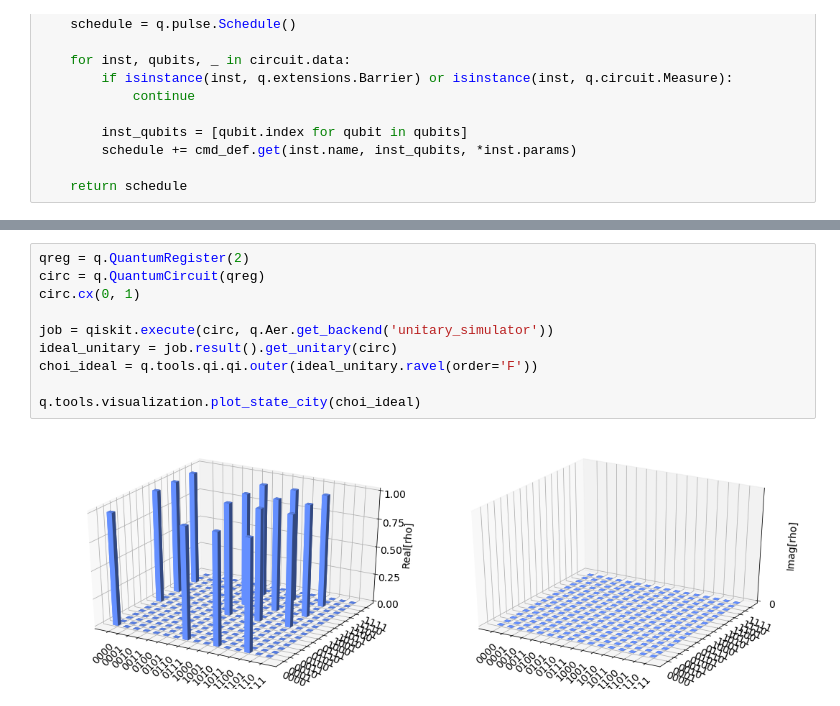
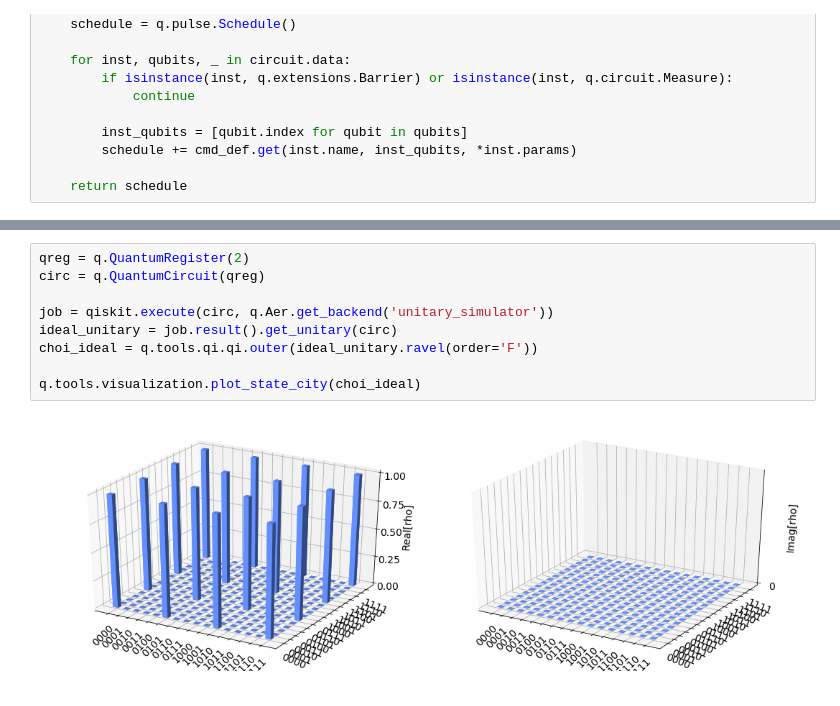
Before and after one commit to singular-value/optimizations_via_openpulse, a Jupyter notebook: 2 Qubit Process Tomography.ipynb, the cells around one changed output, grey strips where cells are left out. Drawn from its saved outputs; the diff is of its cells as text.

```diff
--- a/2 Qubit Process Tomography.ipynb
+++ b/2 Qubit Process Tomography.ipynb
@@ -100,15 +112,14 @@ q.tools.visualization.plot_state_city(choi_lstsq.data)
 # %%
 qreg = q.QuantumRegister(2)
 circ = q.QuantumCircuit(qreg)
-circ.cx(0, 1)
 
 job = qiskit.execute(circ, q.Aer.get_backend('unitary_simulator'))
 ideal_unitary = job.result().get_unitary(circ)
 choi_ideal = q.tools.qi.qi.outer(ideal_unitary.ravel(order='F'))
 
 q.tools.visualization.plot_state_city(choi_ideal)
 # %% [output]
-[figure, old version]
+[figure, new version]
 # %%
 print('fit fidelity (process):',
       np.real(q.quantum_info.process_fidelity(choi_ideal, choi_lstsq.data, require_cptp=False)))
```
Also changed, not shown: parts of 11 cells of this notebook, 1 other file.
